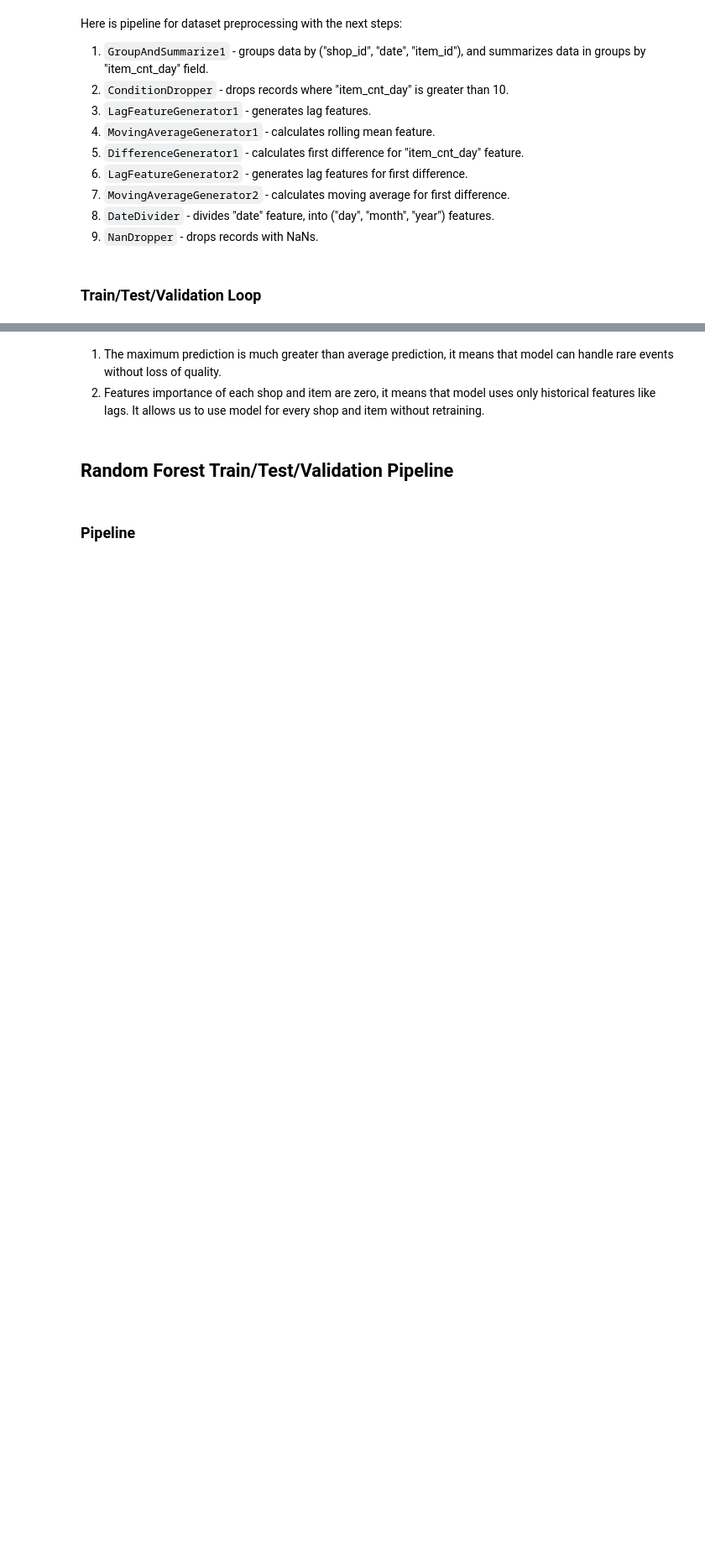
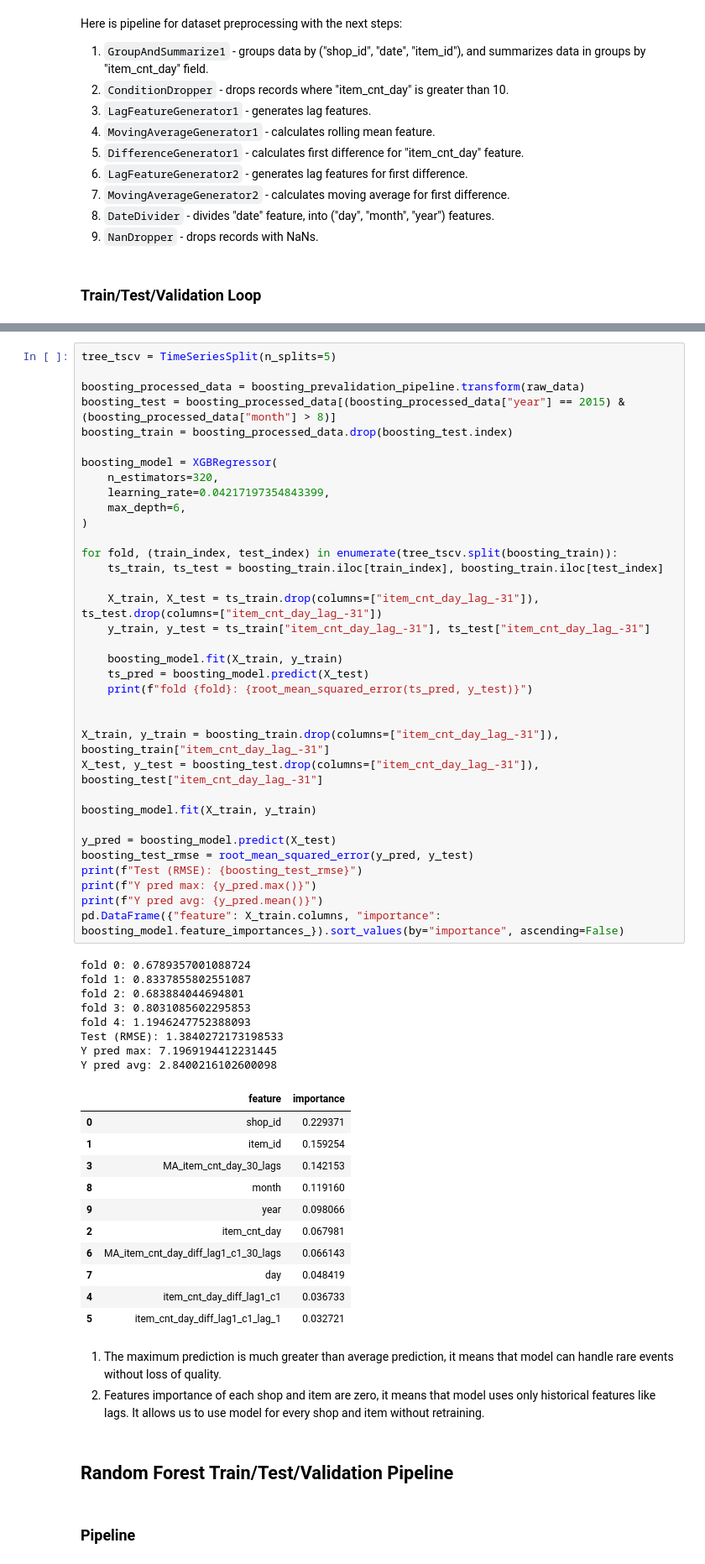
Before and after one commit to Akevilli/Internship, a Jupyter notebook: train&test.ipynb, the cells around one changed output, grey strips where cells are left out. Shown at 84% size. Drawn from its saved outputs; the diff is of its cells as text; blank space fills up the shorter version.

Commit message:
DS-3 Advanced modeling Changes: - Hyperpot - Baseline - Explainability layer - Error analysis layer

```diff
--- a/train&test.ipynb
+++ b/train&test.ipynb
@@ -409,3 +349,58 @@ Y pred avg: 2.523167848587036
+# %%
+tree_tscv = TimeSeriesSplit(n_splits=5)
+
+boosting_processed_data = boosting_prevalidation_pipeline.transform(raw_data)
+boosting_test = boosting_processed_data[(boosting_processed_data["year"] == 2015) & (boosting_processed_data["month"] > 8)]
+boosting_train = boosting_processed_data.drop(boosting_test.index)
+
+boosting_model = XGBRegressor(
+    n_estimators=320,
+    learning_rate=0.04217197354843399,
+    max_depth=6,
+)
+
+for fold, (train_index, test_index) in enumerate(tree_tscv.split(boosting_train)):
+    ts_train, ts_test = boosting_train.iloc[train_index], boosting_train.iloc[test_index]
+
+    X_train, X_test = ts_train.drop(columns=["item_cnt_day_lag_-31"]), ts_test.drop(columns=["item_cnt_day_lag_-31"])
+    y_train, y_test = ts_train["item_cnt_day_lag_-31"], ts_test["item_cnt_day_lag_-31"]
+
+    boosting_model.fit(X_train, y_train)
+    ts_pred = boosting_model.predict(X_test)
+    print(f"fold {fold}: {root_mean_squared_error(ts_pred, y_test)}")
+
+
+X_train, y_train = boosting_train.drop(columns=["item_cnt_day_lag_-31"]), boosting_train["item_cnt_day_lag_-31"]
+X_test, y_test = boosting_test.drop(columns=["item_cnt_day_lag_-31"]), boosting_test["item_cnt_day_lag_-31"]
+
+boosting_model.fit(X_train, y_train)
+
+y_pred = boosting_model.predict(X_test)
+boosting_test_rmse = root_mean_squared_error(y_pred, y_test)
+print(f"Test (RMSE): {boosting_test_rmse}")
+print(f"Y pred max: {y_pred.max()}")
+print(f"Y pred avg: {y_pred.mean()}")
+pd.DataFrame({"feature": X_train.columns, "importance": boosting_model.feature_importances_}).sort_values(by="importance", ascending=False)
+# %% [output]
+fold 0: 0.6789357001088724
+fold 1: 0.8337855802551087
+fold 2: 0.683884044694801
+fold 3: 0.8031085602295853
+fold 4: 1.1946247752388093
+Test (RMSE): 1.3840272173198533
+Y pred max: 7.1969194412231445
+Y pred avg: 2.8400216102600098
+|  | feature | importance |
+| 0 | shop_id | 0.229371 |
+| 1 | item_id | 0.159254 |
+| 3 | MA_item_cnt_day_30_lags | 0.142153 |
+| 8 | month | 0.119160 |
+| 9 | year | 0.098066 |
+| 2 | item_cnt_day | 0.067981 |
+| 6 | MA_item_cnt_day_diff_lag1_c1_30_lags | 0.066143 |
+| 7 | day | 0.048419 |
+| 4 | item_cnt_day_diff_lag1_c1 | 0.036733 |
+| 5 | item_cnt_day_diff_lag1_c1_lag_1 | 0.032721 |
 # %% [markdown]
 1. The maximum prediction is much greater than average prediction, it means that model can handle rare events without loss of quality.
 2. Features importance of each shop and item are zero, it means that model uses only historical features like lags. It allows us to use model for every shop and item without retraining.
```
Also changed, not shown: parts of 4 cells of this notebook, 2 other files.
